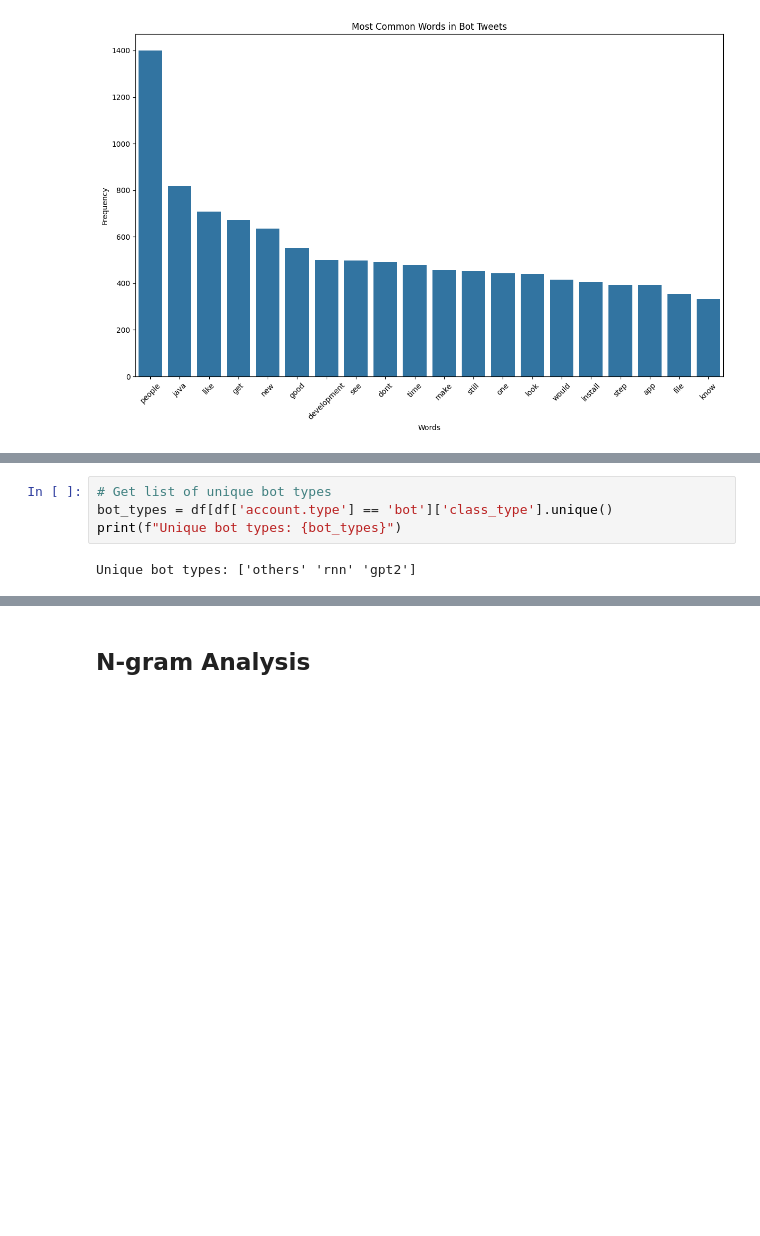
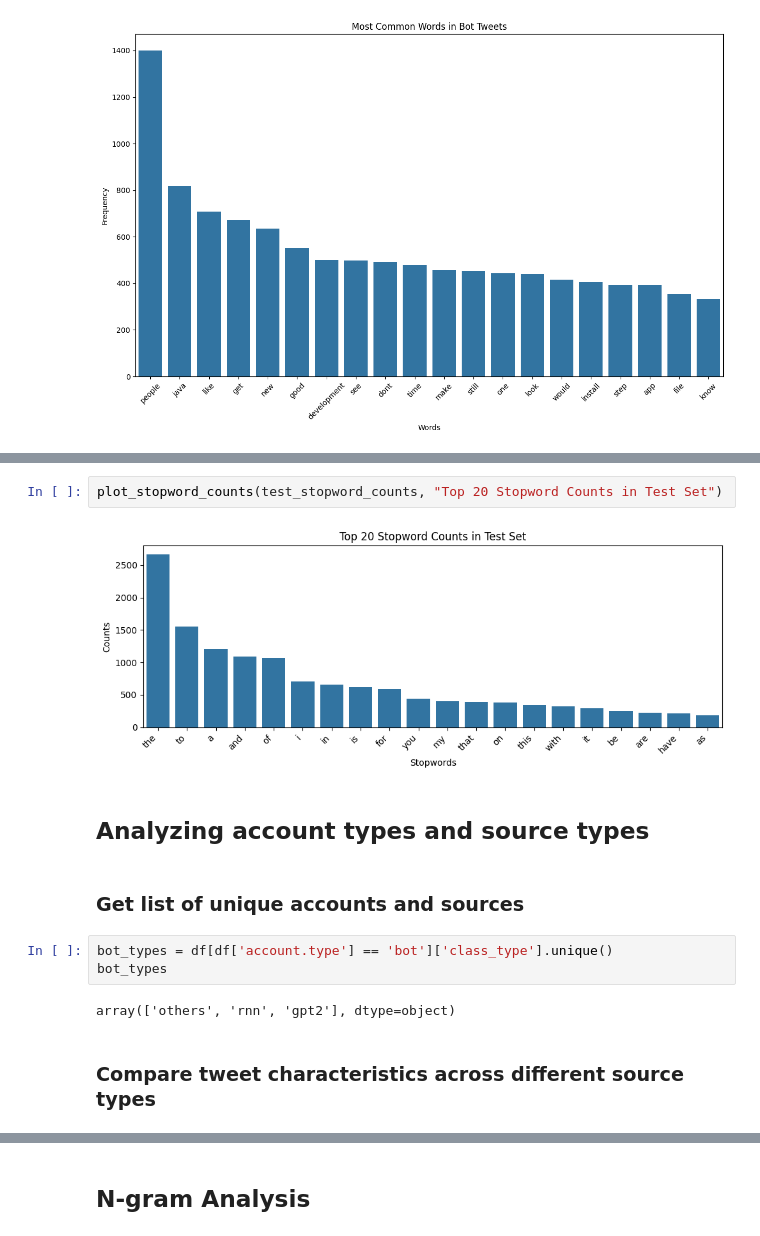
Before and after one commit to hstoklosa/fake-tweets-detection, a Jupyter notebook: eda_new.ipynb, the cells around one changed output, grey strips where cells are left out. Saved outputs shown, nothing was run; the diff lists cells and outputs as text; blank space fills up the shorter version.

```diff
--- a/eda_new.ipynb
+++ b/eda_new.ipynb
@@ -314,7 +372,16 @@ plt.show()
+# %%
+plot_stopword_counts(test_stopword_counts, "Top 20 Stopword Counts in Test Set")
+# %% [output]
+[figure, added]
+# %% [markdown]
+ ## Analyzing account types and source types
+# %% [markdown]
+### Get list of unique accounts and sources
 # %%
-# Get list of unique bot types
 bot_types = df[df['account.type'] == 'bot']['class_type'].unique()
-print(f"Unique bot types: {bot_types}")
+bot_types
 # %% [output]
-Unique bot types: ['others' 'rnn' 'gpt2']
+array(['others', 'rnn', 'gpt2'], dtype=object)
+# %% [markdown]
+### Compare tweet characteristics across different source types
 # %%
```
Also changed, not shown: parts of 50 cells of this notebook.
